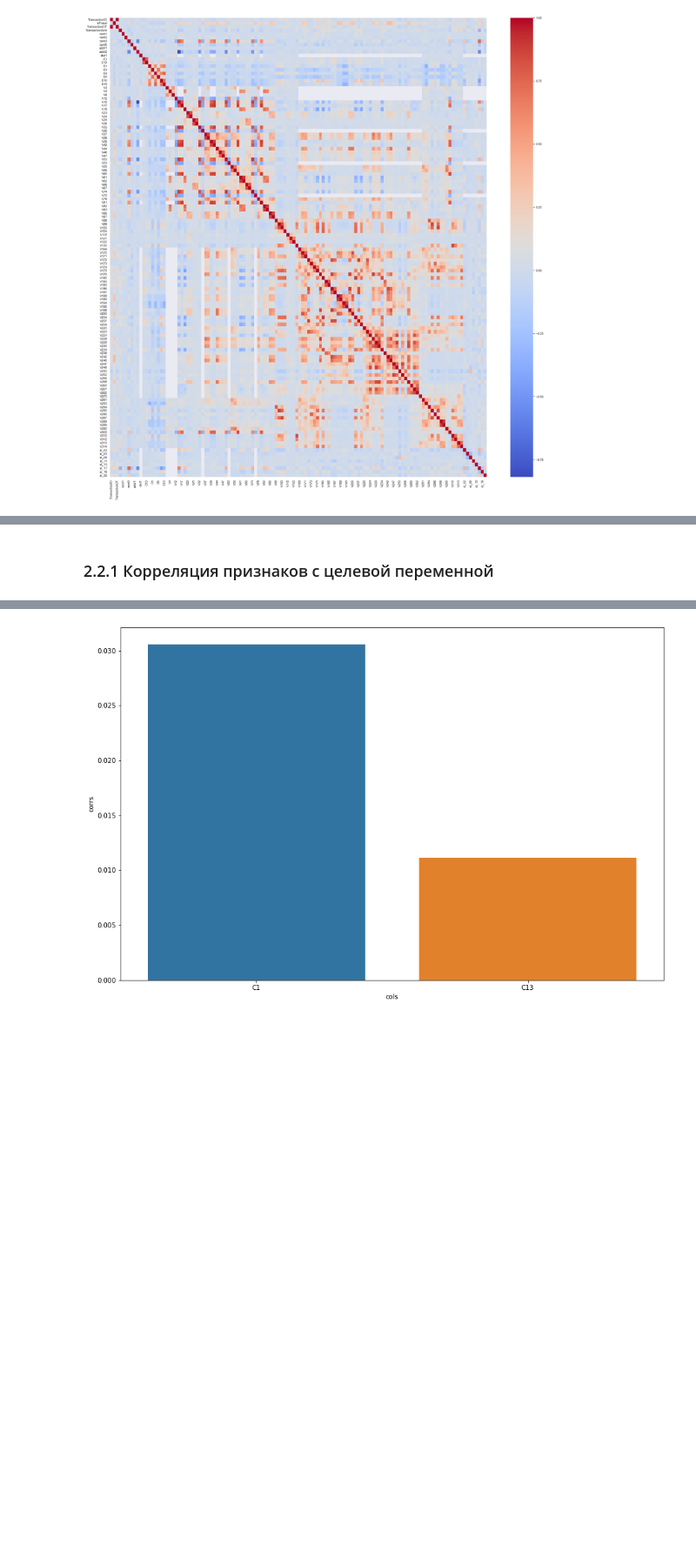
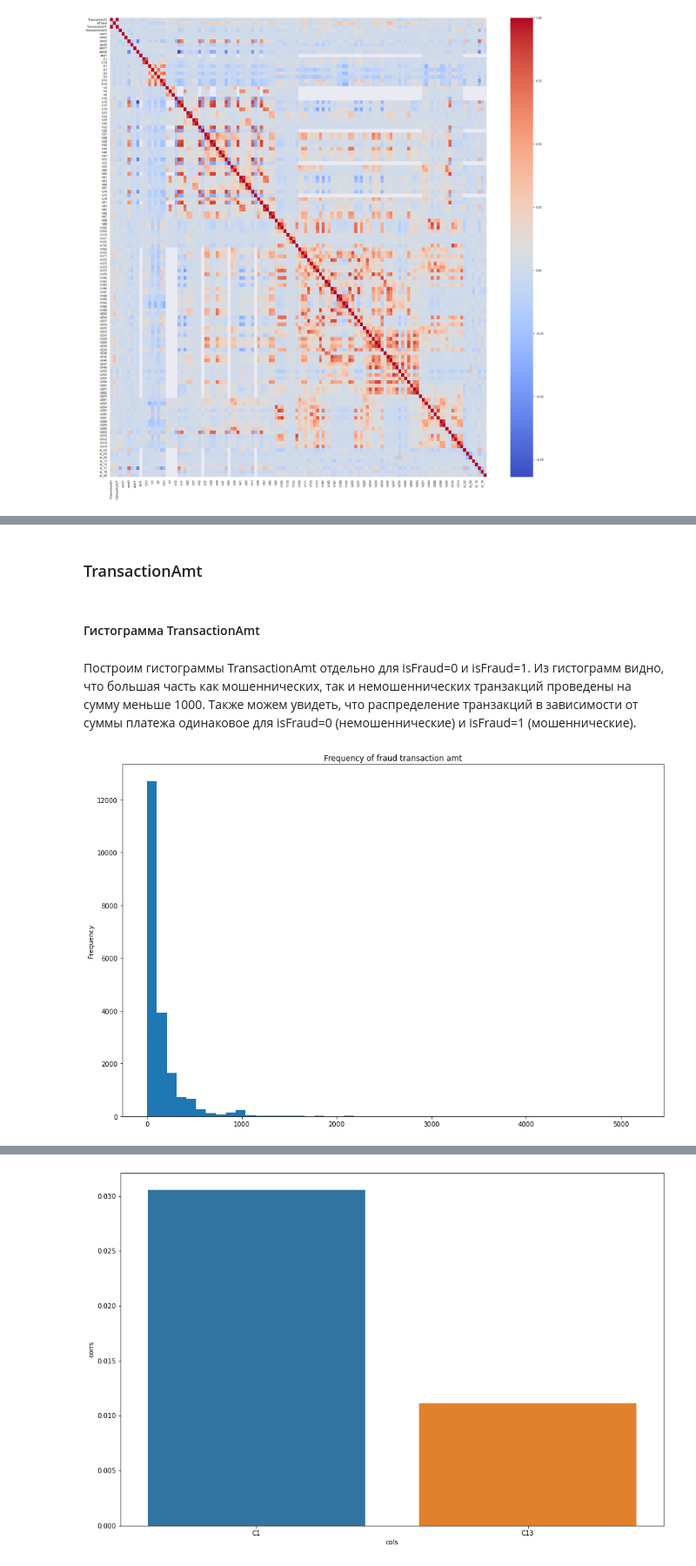
Before and after one commit to art204/fraud-detection, a Jupyter notebook: result_3_chpt.ipynb, the cells around one changed output, grey strips where cells are left out. Shown at 87% size. Cells and saved outputs as stored; diff of their text form; code cells hidden in the pictures; blank space fills up the shorter version.

```diff
--- a/result_3_chpt.ipynb
+++ b/result_3_chpt.ipynb
@@ -407,2 +417,10 @@ sns.heatmap(data.corr(), cmap='coolwarm')
 # %% [markdown]
-### 2.2.1 Корреляция признаков с целевой переменной
+### TransactionAmt
+# %% [markdown]
+#### Гистограмма TransactionAmt
+# %% [markdown]
+Построим гистограммы TransactionAmt отдельно для isFraud=0 и isFraud=1. Из гистограмм видно, что большая часть как мошеннических, так и немошеннических транзакций проведены на сумму меньше 1000. Также можем увидеть, что распределение транзакций в зависимости от суммы платежа одинаковое для isFraud=0 (немошеннические) и isFraud=1 (мошеннические).
+# %%
+data.query('isFraud == 1')['TransactionAmt'].plot(title='Frequency of fraud transaction amt', kind='hist', figsize=(15,10), bins=50);
+# %% [output]
+[figure, added]
```
Also changed, not shown: parts of 59 cells of this notebook.
